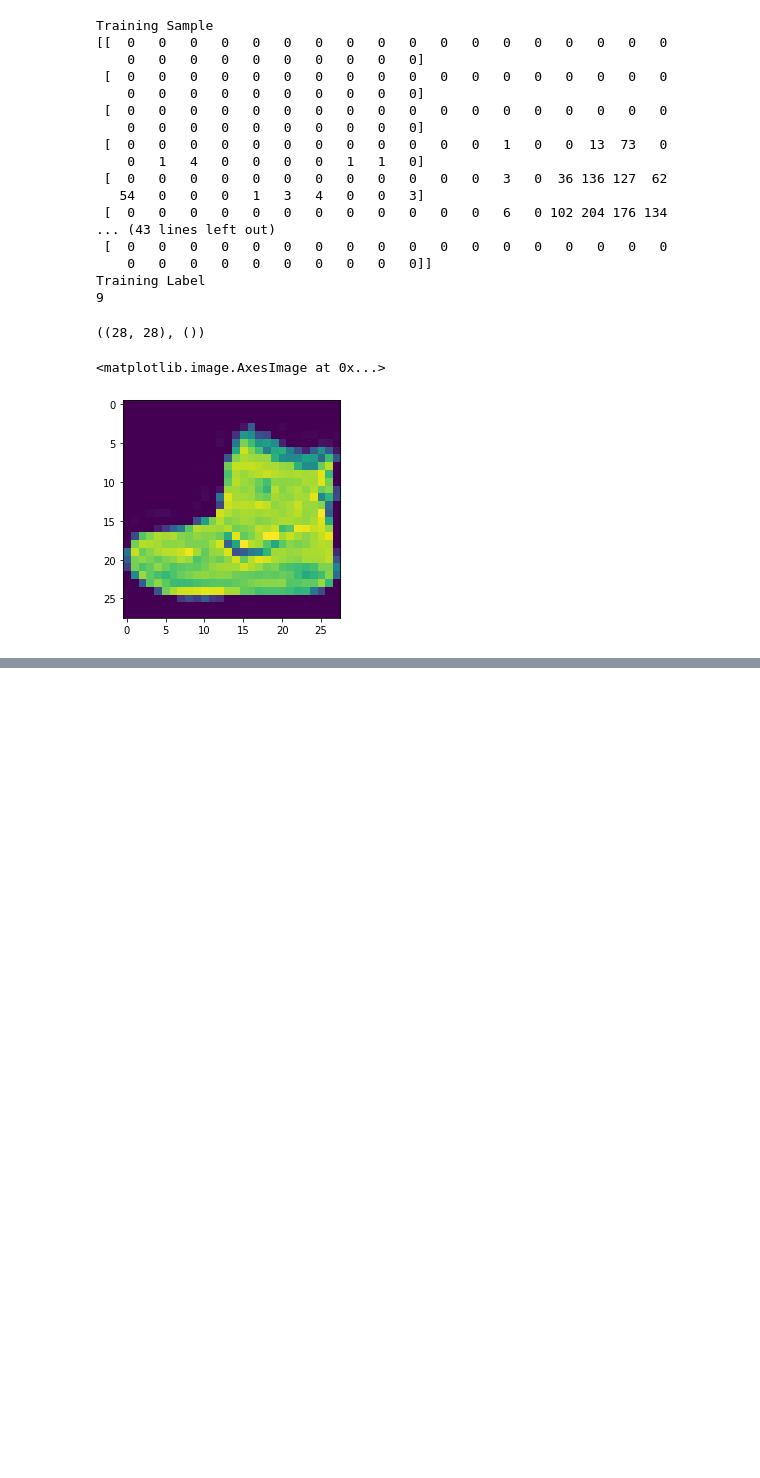
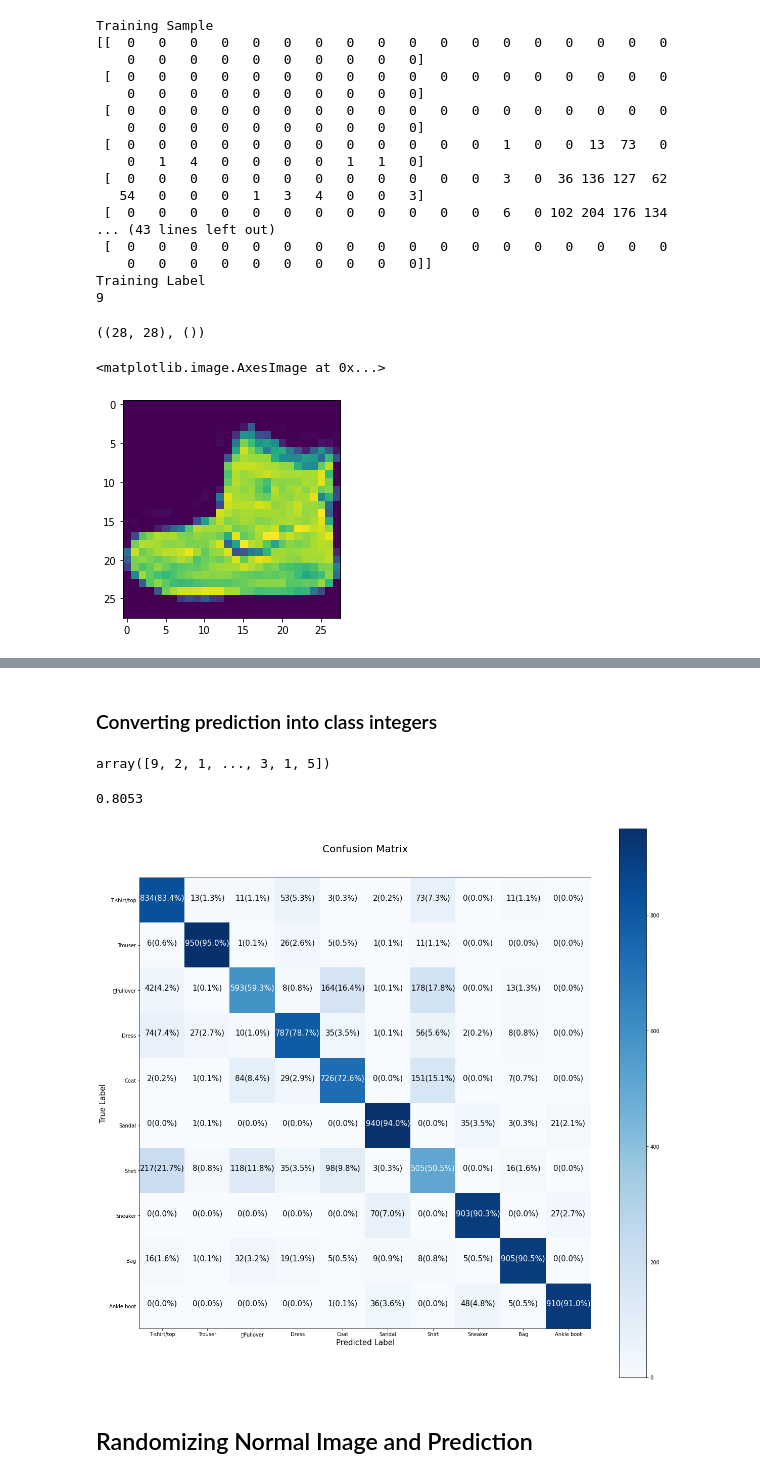
Before and after one commit to ShyamSundhar1411/My-ML-Notebooks, a Jupyter notebook: Classifications/Neural_Network_Classification_with_Tensorflow.ipynb, the cells around one changed output, grey strips where cells are left out. Drawn from its saved outputs; the diff is of its cells as text; code cells hidden in the pictures; blank space fills up the shorter version.

```diff
--- a/Classifications/Neural_Network_Classification_with_Tensorflow.ipynb
+++ b/Classifications/Neural_Network_Classification_with_Tensorflow.ipynb
@@ -593,0 +797,39 @@ class_names = {
+# %%
+import itertools
+from sklearn.metrics import confusion_matrix
+import numpy as np
+
+def construct_confusion_matrix(test_labels,predicted_labels,classes=None,figsize = (10,10),text_size = 15):
+  confusion_mat = confusion_matrix(test_labels,predicted_labels)
+  confusion_mat_norm = confusion_mat.astype("float")/confusion_mat.sum(axis=1)[:,np.newaxis]
+  ##Getting Shape
+  n_classes = confusion_mat.shape[0]
+
+  fig,ax = plt.subplots(figsize=figsize)
+  #Matrix Plot
+  cax = ax.matshow(confusion_mat,cmap = plt.cm.Blues)
+  fig.colorbar(cax)
+  if classes:
+    labels = classes
+  else:
+    labels = np.arange(confusion_mat.shape[0])
+  ax.set(title = "Confusion Matrix",
+        xlabel = "Predicted Label",
+        ylabel = "True Label",
+        xticks = np.arange(n_classes),
+        yticks = np.arange(n_classes),
+        xticklabels = labels,
+        yticklabels = labels,
+        )
+  ax.xaxis.set_label_position("bottom")
+  ax.xaxis.tick_bottom()
+  ax.yaxis.label.set_size(text_size)
+  ax.xaxis.label.set_size(text_size)
+  ax.title.set_size(20)
+  threshold = (confusion_mat.max()+confusion_mat.min())/2
+  for i,j in itertools.product(range(confusion_mat.shape[0]),range(confusion_mat.shape[1])):
+    plt.text(j,i,f"{confusion_mat[i][j]}({confusion_mat_norm[i,j]*100:.1f}%)",
+            horizontalalignment = "center",
+            color = "white" if confusion_mat[i][j]>threshold else "black",
+            size = 15
+            )
@@ -593,0 +838,2 @@ class_names = {
+# %%
+y_predict = multi_model_3.predict(test_data_norm)
@@ -593,0 +842,6 @@ class_names = {
+# %% [markdown]
+### Converting prediction into class integers
+# %%
+y_preds = y_predict.argmax(axis = 1)
+# %% [output]
+array([9, 2, 1, ..., 3, 1, 5])
@@ -593,0 +850,10 @@ class_names = {
+# %%
+accuracy_score(y_preds,test_labels)
+# %% [output]
+0.8053
+# %%
+construct_confusion_matrix(test_labels,y_preds,class_names.values(),figsize = (20,20))
+# %% [output]
+[figure, added]
+# %% [markdown]
+## Randomizing Normal Image and Prediction
```
Also changed, not shown: parts of 31 cells of this notebook.
